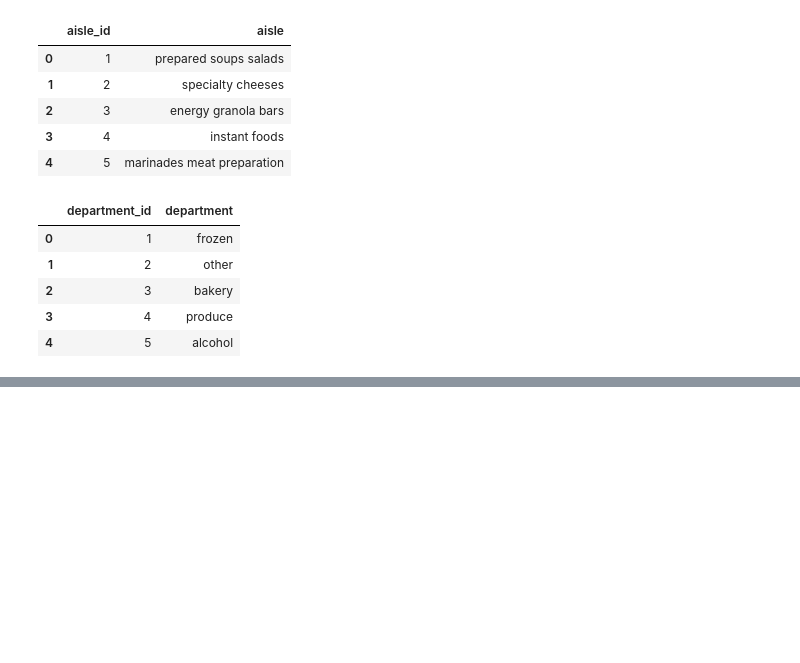
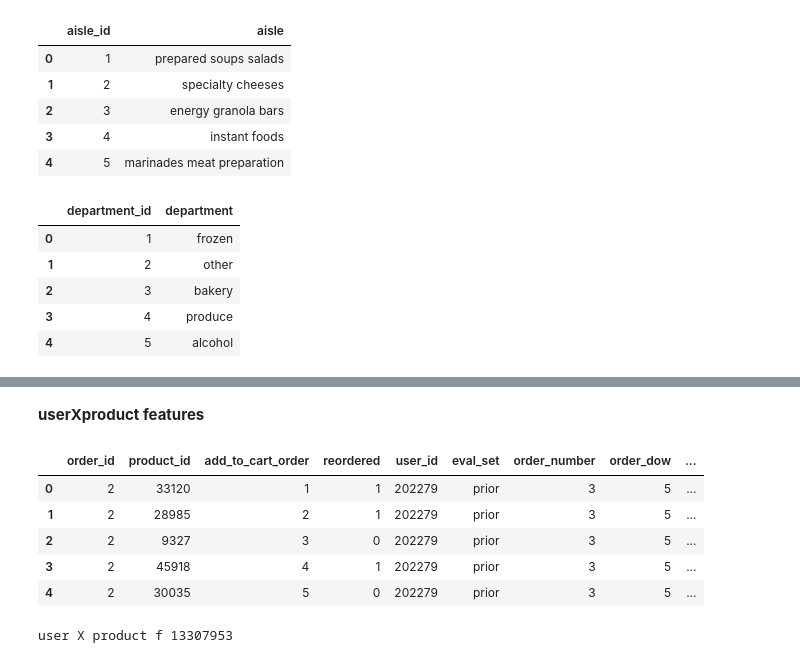
Before and after one commit to chenqiuc/6105FinalProject, a Jupyter notebook: goal1.ipynb, the cells around one changed output, grey strips where cells are left out. Saved outputs shown, nothing was run; the diff lists cells and outputs as text; code cells hidden in the pictures; blank space fills up the shorter version.

```diff
--- a/goal1.ipynb
+++ b/goal1.ipynb
@@ -133,0 +148,13 @@ http://pandas.pydata.org/pandas-docs/stable/indexing.html#ix-indexer-is-deprecat
+# %% [markdown]
+**userXproduct features**
+# %%
+prior['user_product'] = prior.product_id + prior.user_id * 100000
+# %%
+prior.head()
+# %% [output]
+|  | order_id | product_id | add_to_cart_order | reordered | user_id | eval_set | order_number | order_dow | ... |
+| 0 | 2 | 33120 | 1 | 1 | 202279 | prior | 3 | 5 | ... |
+| 1 | 2 | 28985 | 2 | 1 | 202279 | prior | 3 | 5 | ... |
+| 2 | 2 | 9327 | 3 | 0 | 202279 | prior | 3 | 5 | ... |
+| 3 | 2 | 45918 | 4 | 1 | 202279 | prior | 3 | 5 | ... |
+| 4 | 2 | 30035 | 5 | 0 | 202279 | prior | 3 | 5 | ... |
@@ -133,0 +177,10 @@ http://pandas.pydata.org/pandas-docs/stable/indexing.html#ix-indexer-is-deprecat
+# %%
+userXproduct.columns = ['nb_orders', 'last_order_id', 'sum_pos_in_cart']
+userXproduct.nb_orders = userXproduct.nb_orders.astype(np.int16)
+# Only take the id of the last ordered item.
+userXproduct.last_order_id = userXproduct.last_order_id.map(lambda x: x[1]).astype(np.int32)
+userXproduct.sum_pos_in_cart = userXproduct.sum_pos_in_cart.astype(np.int16)
+print('user X product f', len(userXproduct))
+del prior
+# %% [output]
+user X product f 13307953
```
Also changed, not shown: parts of 37 cells of this notebook.
